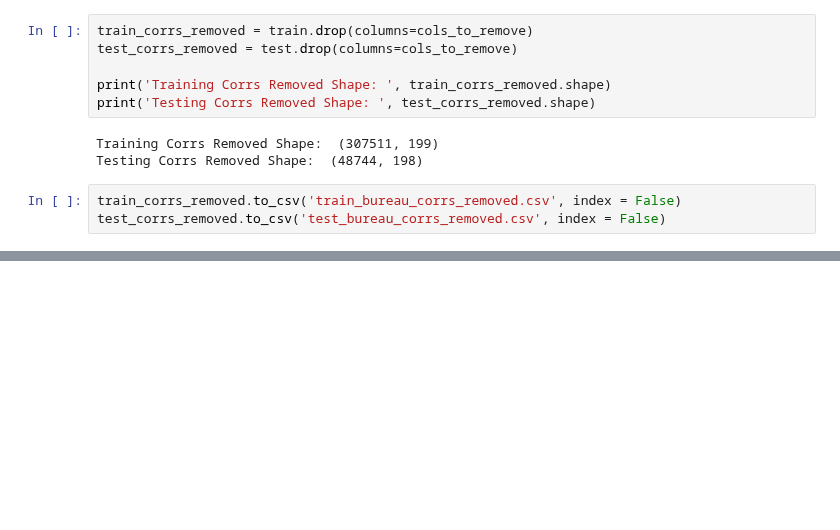
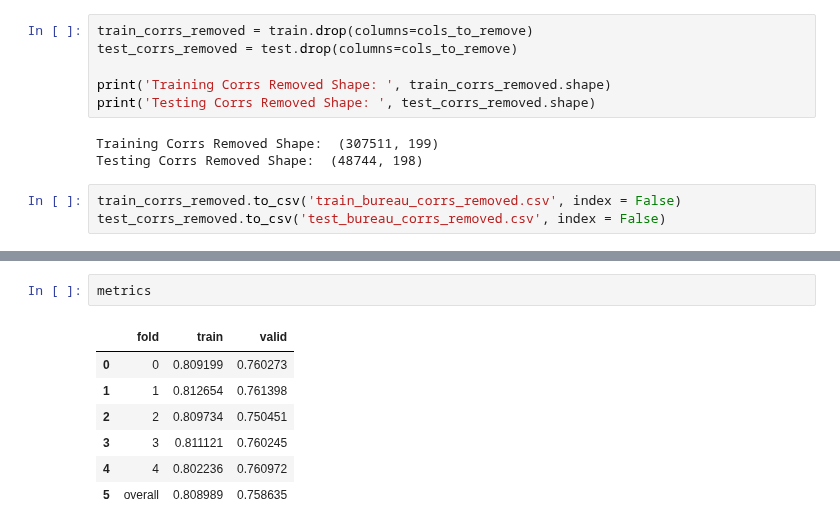
Before and after one commit to suhyun-cho/Dive-to-Kaggle, a Jupyter notebook: Home credit default risk/Home Credit Default Risk.ipynb, the cells around one changed output, grey strips where cells are left out. Saved outputs shown, nothing was run; the diff lists cells and outputs as text; blank space fills up the shorter version.

```diff
--- a/Home credit default risk/Home Credit Default Risk.ipynb
+++ b/Home credit default risk/Home Credit Default Risk.ipynb
@@ -969,0 +1334,10 @@ test_corrs_removed.to_csv('test_bureau_corrs_removed.csv', index = False)
+# %%
+metrics
+# %% [output]
+|  | fold | train | valid |
+| 0 | 0 | 0.809199 | 0.760273 |
+| 1 | 1 | 0.812654 | 0.761398 |
+| 2 | 2 | 0.809734 | 0.750451 |
+| 3 | 3 | 0.811121 | 0.760245 |
+| 4 | 4 | 0.802236 | 0.760972 |
+| 5 | overall | 0.808989 | 0.758635 |
```
Also changed, not shown: parts of 36 cells of this notebook.
